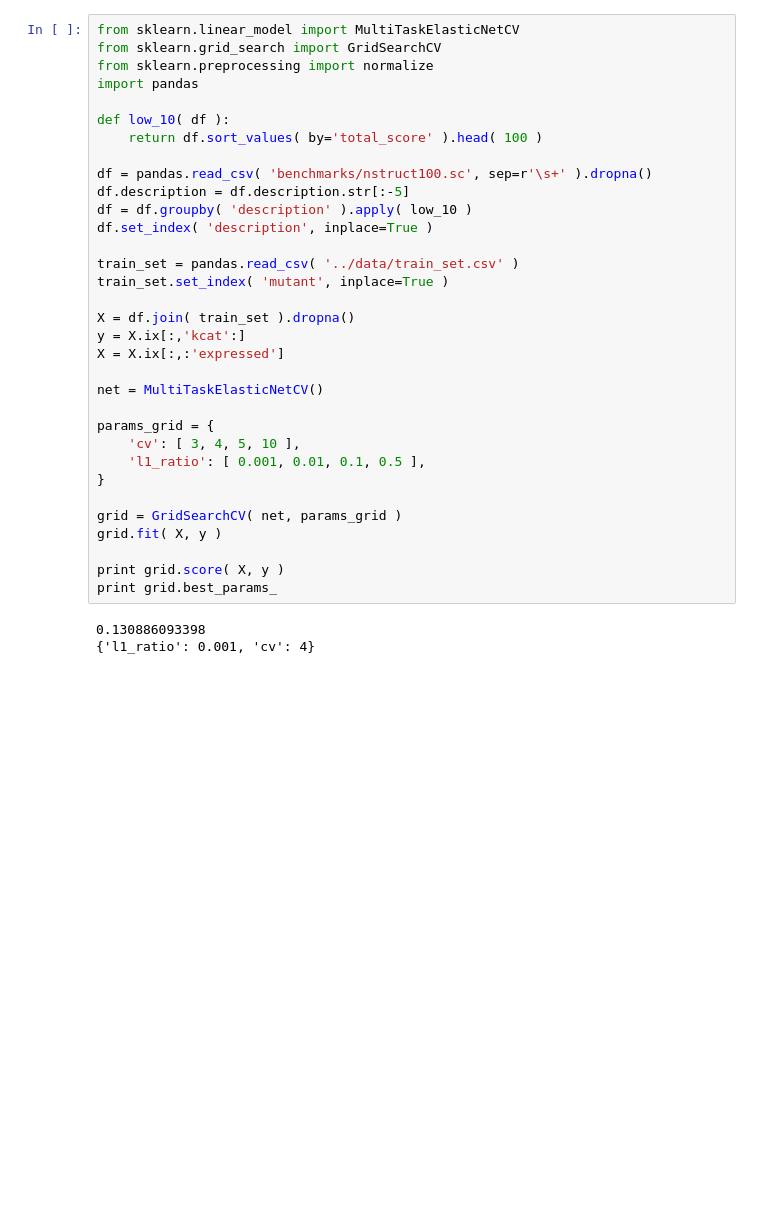
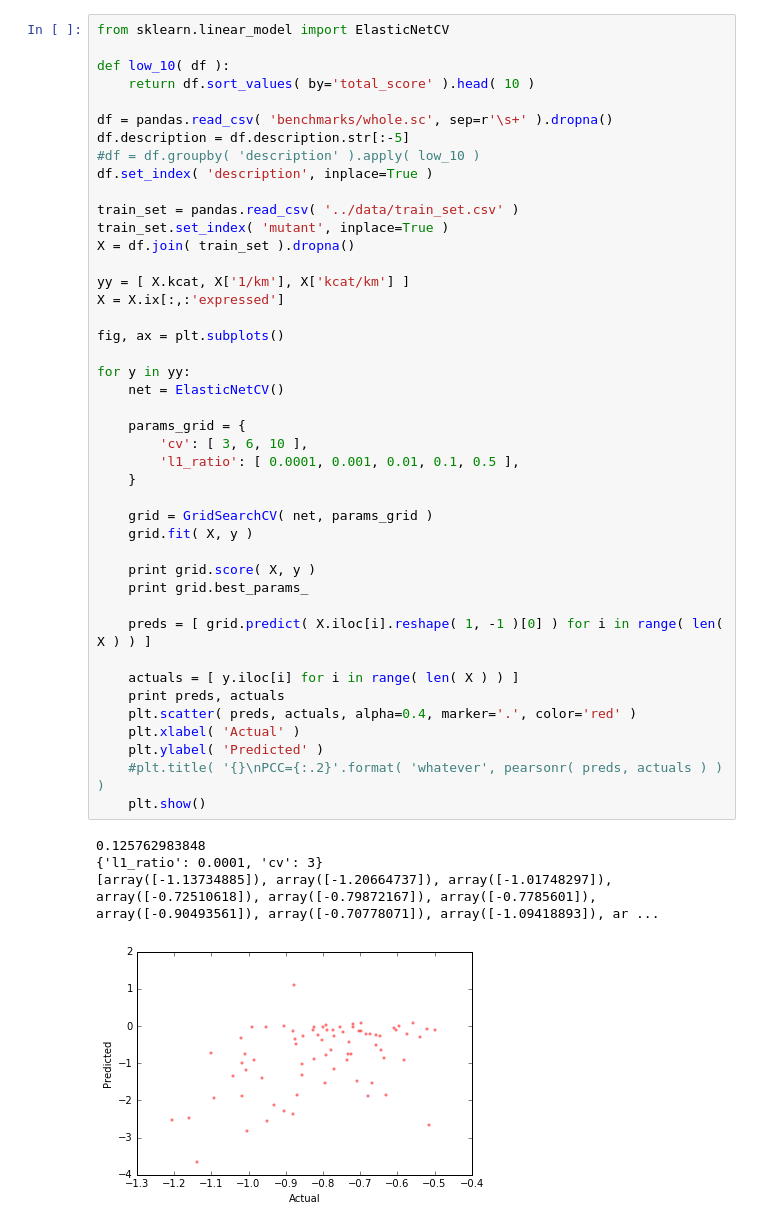
Before and after one commit to dacarlin/bagel-learn, a Jupyter notebook: benchmark/evaluation/elastic_net.ipynb, the cells around one changed output. Drawn from its saved outputs; the diff is of its cells as text; blank space fills up the shorter version.

```diff
--- a/benchmark/evaluation/elastic_net.ipynb
+++ b/benchmark/evaluation/elastic_net.ipynb
@@ -1,36 +189,48 @@
 # %%
-from sklearn.linear_model import MultiTaskElasticNetCV
-from sklearn.grid_search import GridSearchCV
-from sklearn.preprocessing import normalize
-import pandas
+from sklearn.linear_model import ElasticNetCV
 
 def low_10( df ):
-    return df.sort_values( by='total_score' ).head( 100 )
+    return df.sort_values( by='total_score' ).head( 10 )
 
-df = pandas.read_csv( 'benchmarks/nstruct100.sc', sep=r'\s+' ).dropna()
+df = pandas.read_csv( 'benchmarks/whole.sc', sep=r'\s+' ).dropna()
 df.description = df.description.str[:-5]
-df = df.groupby( 'description' ).apply( low_10 )
+#df = df.groupby( 'description' ).apply( low_10 )
 df.set_index( 'description', inplace=True )
 
 train_set = pandas.read_csv( '../data/train_set.csv' )
 train_set.set_index( 'mutant', inplace=True )
+X = df.join( train_set ).dropna()
 
-X = df.join( train_set ).dropna()
-y = X.ix[:,'kcat':]
+yy = [ X.kcat, X['1/km'], X['kcat/km'] ]
 X = X.ix[:,:'expressed']
 
-net = MultiTaskElasticNetCV()
+fig, ax = plt.subplots()
 
-params_grid = {
-    'cv': [ 3, 4, 5, 10 ],
-    'l1_ratio': [ 0.001, 0.01, 0.1, 0.5 ],
-}
+for y in yy:
+    net = ElasticNetCV()
 
-grid = GridSearchCV( net, params_grid )
-grid.fit( X, y )
+    params_grid = {
+        'cv': [ 3, 6, 10 ],
+        'l1_ratio': [ 0.0001, 0.001, 0.01, 0.1, 0.5 ],
+    }
 
-print grid.score( X, y )
-print grid.best_params_
+    grid = GridSearchCV( net, params_grid )
+    grid.fit( X, y )
+
+    print grid.score( X, y )
+    print grid.best_params_
+
+    preds = [ grid.predict( X.iloc[i].reshape( 1, -1 )[0] ) for i in range( len( X ) ) ]
+
+    actuals = [ y.iloc[i] for i in range( len( X ) ) ]
+    print preds, actuals
+    plt.scatter( preds, actuals, alpha=0.4, marker='.', color='red' )
+    plt.xlabel( 'Actual' )
+    plt.ylabel( 'Predicted' )
+    #plt.title( '{}\nPCC={:.2}'.format( 'whatever', pearsonr( preds, actuals ) ) )
+    plt.show()
 # %% [output]
-0.130886093398
-{'l1_ratio': 0.001, 'cv': 4}
+0.125762983848
+{'l1_ratio': 0.0001, 'cv': 3}
+[array([-1.13734885]), array([-1.20664737]), array([-1.01748297]), array([-0.72510618]), array([-0.79872167]), array([-0.7785601]), array([-0.90493561]), array([-0.70778071]), array([-1.09418893]), ar ...
+[figure, added]
```
Also changed, not shown: parts of 18 cells of this notebook.
